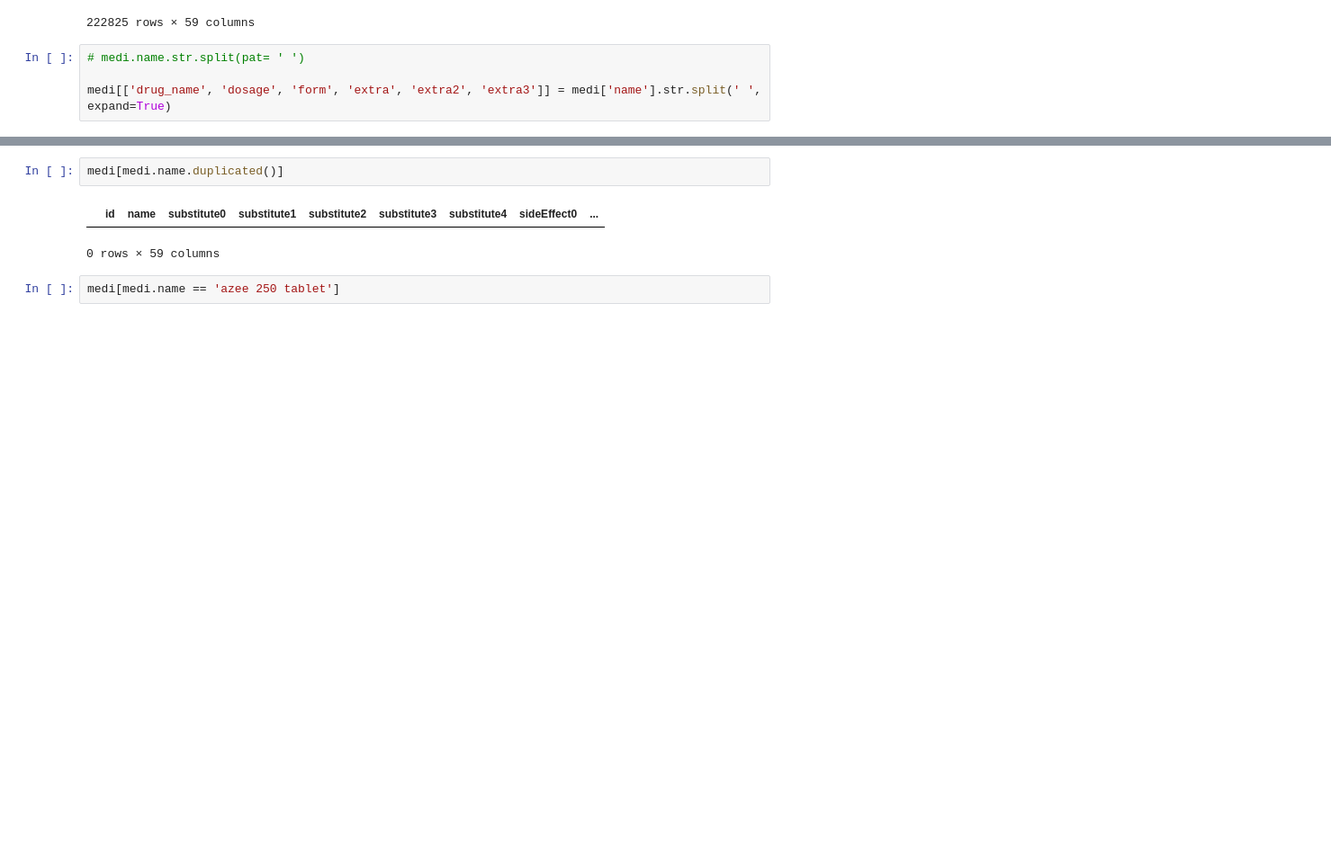
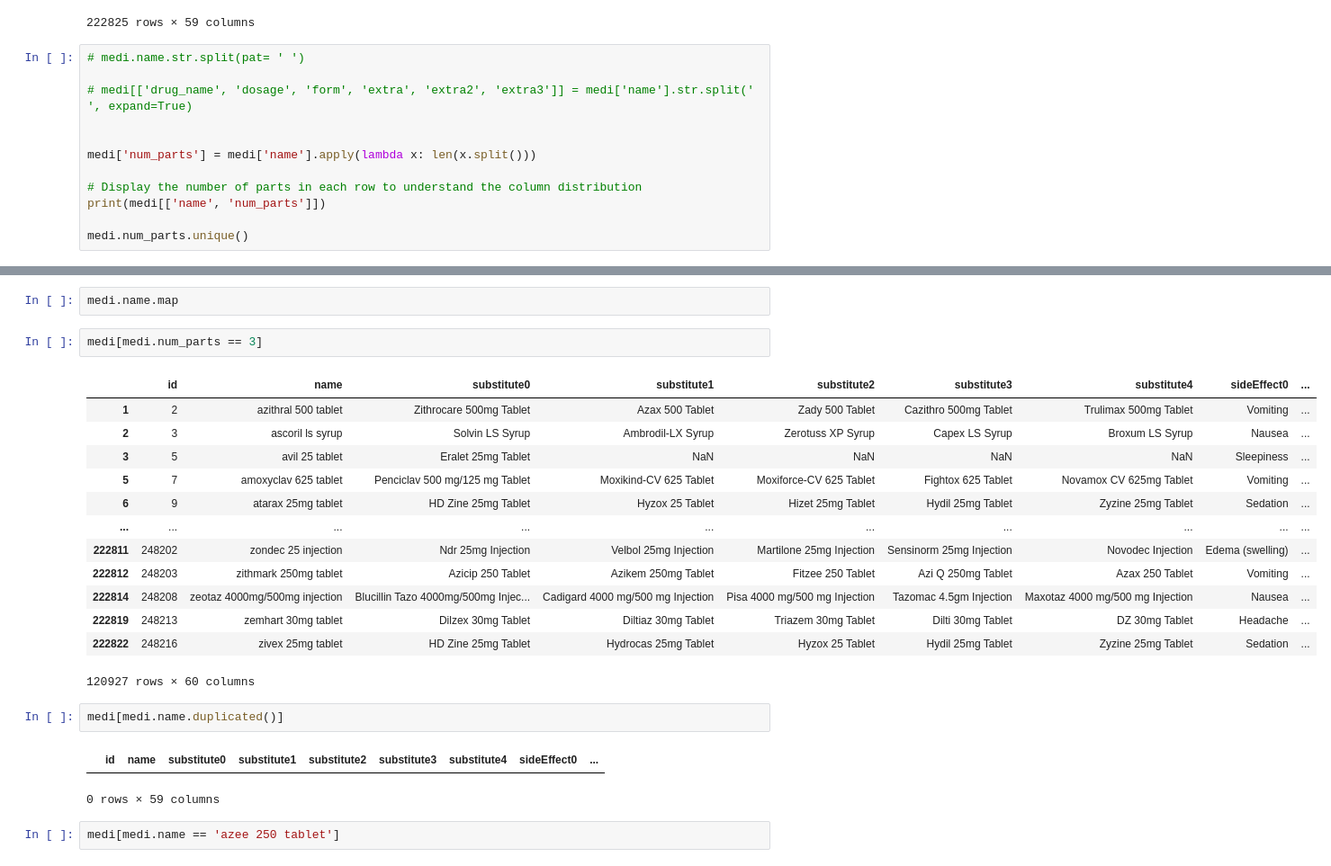
Before and after one commit to raynasser/MediSure, a Jupyter notebook: notebooks/ra | FooDru eda.ipynb, the cells around one changed output, grey strips where cells are left out. Shown at 90% size. Saved outputs shown, nothing was run; the diff lists cells and outputs as text; blank space fills up the shorter version.

```diff
--- a/notebooks/ra | FooDru eda.ipynb
+++ b/notebooks/ra | FooDru eda.ipynb
@@ -1620,5 +1620,13 @@ medi
 # %%
 # medi.name.str.split(pat= ' ')
 
-medi[['drug_name', 'dosage', 'form', 'extra', 'extra2', 'extra3']] = medi['name'].str.split(' ', expand=True)
+# medi[['drug_name', 'dosage', 'form', 'extra', 'extra2', 'extra3']] = medi['name'].str.split(' ', expand=True)
+
+
+medi['num_parts'] = medi['name'].apply(lambda x: len(x.split()))
+
+# Display the number of parts in each row to understand the column distribution
+print(medi[['name', 'num_parts']])
+
+medi.num_parts.unique()
 # %% [output]
@@ -1626,3 +1648,21 @@ ValueError: Columns must be same length as key
+# %%
+medi.name.map
+# %%
+medi[medi.num_parts == 3]
+# %% [output]
+|  | id | name | substitute0 | substitute1 | substitute2 | substitute3 | substitute4 | sideEffect0 | ... |
+| 1 | 2 | azithral 500 tablet | Zithrocare 500mg Tablet | Azax 500 Tablet | Zady 500 Tablet | Cazithro 500mg Tablet | Trulimax 500mg Tablet | Vomiting | ... |
+| 2 | 3 | ascoril ls syrup | Solvin LS Syrup | Ambrodil-LX Syrup | Zerotuss XP Syrup | Capex LS Syrup | Broxum LS Syrup | Nausea | ... |
+| 3 | 5 | avil 25 tablet | Eralet 25mg Tablet | NaN | NaN | NaN | NaN | Sleepiness | ... |
+| 5 | 7 | amoxyclav 625 tablet | Penciclav 500 mg/125 mg Tablet | Moxikind-CV 625 Tablet | Moxiforce-CV 625 Tablet | Fightox 625 Tablet | Novamox CV 625mg Tablet | Vomiting | ... |
+| 6 | 9 | atarax 25mg tablet | HD Zine 25mg Tablet | Hyzox 25 Tablet | Hizet 25mg Tablet | Hydil 25mg Tablet | Zyzine 25mg Tablet | Sedation | ... |
+| ... | ... | ... | ... | ... | ... | ... | ... | ... | ... |
+| 222811 | 248202 | zondec 25 injection | Ndr 25mg Injection | Velbol 25mg Injection | Martilone 25mg Injection | Sensinorm 25mg Injection | Novodec Injection | Edema (swelling) | ... |
+| 222812 | 248203 | zithmark 250mg tablet | Azicip 250 Tablet | Azikem 250mg Tablet | Fitzee 250 Tablet | Azi Q 250mg Tablet | Azax 250 Tablet | Vomiting | ... |
+| 222814 | 248208 | zeotaz 4000mg/500mg injection | Blucillin Tazo 4000mg/500mg Injec... | Cadigard 4000 mg/500 mg Injection | Pisa 4000 mg/500 mg Injection | Tazomac 4.5gm Injection | Maxotaz 4000 mg/500 mg Injection | Nausea | ... |
+| 222819 | 248213 | zemhart 30mg tablet | Dilzex 30mg Tablet | Diltiaz 30mg Tablet | Triazem 30mg Tablet | Dilti 30mg Tablet | DZ 30mg Tablet | Headache | ... |
+| 222822 | 248216 | zivex 25mg tablet | HD Zine 25mg Tablet | Hydrocas 25mg Tablet | Hyzox 25 Tablet | Hydil 25mg Tablet | Zyzine 25mg Tablet | Sedation | ... |
+120927 rows × 60 columns
 # %%
 medi[medi.name.duplicated()]
 # %% [output]
```
Also changed, not shown: parts of 1 cell of this notebook, 2 other files.
